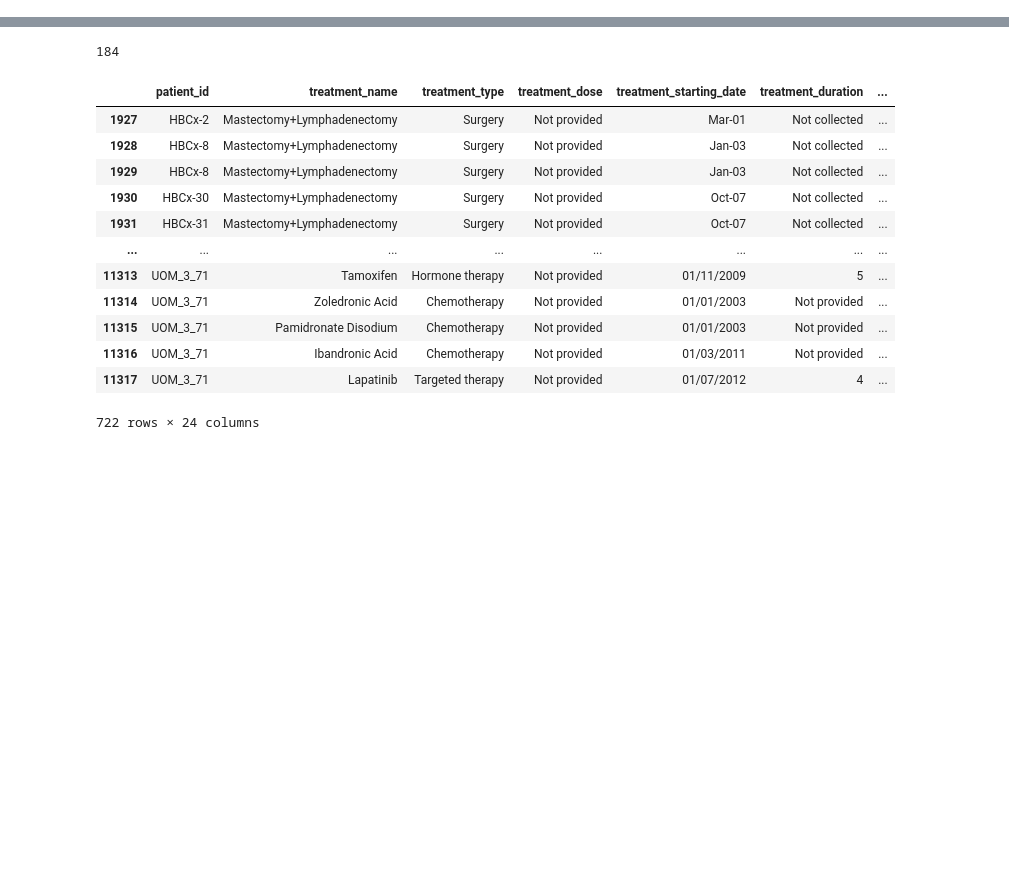
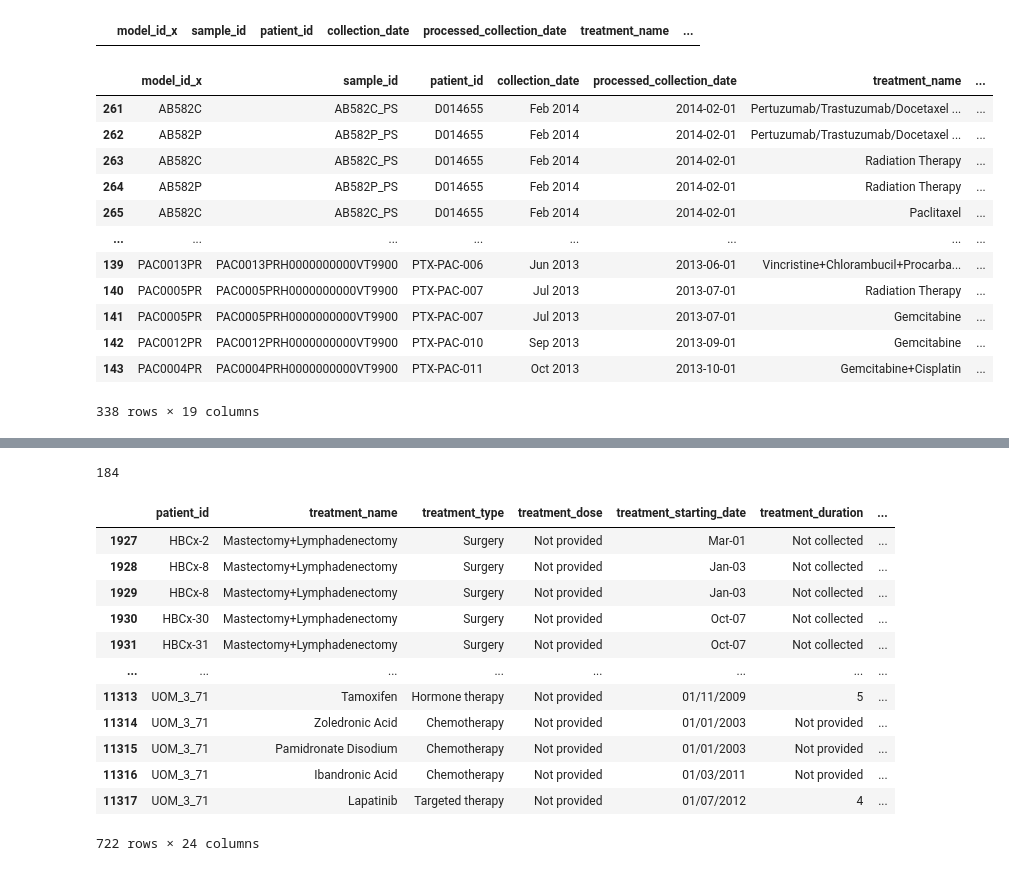
Before and after one commit to PDCMFinder/PdcmDataTransformers, a Jupyter notebook: patient_treatment/timelines.ipynb, the cells around one changed output, grey strips where cells are left out. Cells and saved outputs as stored; diff of their text form; code cells hidden in the pictures; blank space fills up the shorter version.

```diff
--- a/patient_treatment/timelines.ipynb
+++ b/patient_treatment/timelines.ipynb
@@ -35,0 +39,19 @@ patient_timelines
+# %%
+subset = patient_timelines['treatment_starting_date'].fillna('not provided').str.lower() != 'not provided'
+subset = patient_timelines[subset]
+subset = subset[subset['treatment_duration'].fillna('not provided').str.lower() != 'not provided']
+subset = subset[subset['treatment_duration'].fillna('not provided').str.lower() != 'not collected']
+subset = subset[subset['treatment_duration'].fillna('not provided').str.lower() != 'ongoing']
+## Removing drugs with + combination as it will require additional logic
+subset = subset[~subset['treatment_duration'].fillna('not provided').str.contains('\+')]
+subset['treatment_duration'] = [c.replace(' cycles', '').replace(' cycle', '')  if c.__contains__('cycle') else c for c in subset['treatment_duration'] ]
+subset['treatment_starting_date'] = pd.to_datetime(subset.treatment_starting_date.str.replace('-', ' 20'), errors='coerce').dt.strftime('%Y-%m-%d')
+
+
+ps_df = pd.DataFrame()
+for provider in subset.provider.unique():
+    ps = read_metadata_without_fields(join(home, provider, f'{provider}_metadata-patient_sample.tsv')).fillna('not provided')
+    ps = ps[ps['collection_date'] != 'not provided']
+    ps_df = pd.concat([ps_df, ps[['model_id', 'sample_id', 'patient_id', 'collection_date']]]).reset_index(drop=True)
+ps_df.collection_date = ps_df.collection_date.str.replace('-', ' 20')
+ps_df['processed_collection_date'] =  pd.to_datetime(ps_df['collection_date'], errors='coerce', format='%b %Y').dt.strftime('%Y-%m-%d')
@@ -35,0 +74,44 @@ patient_timelines
+# %%
+# Merge dataframes on the common patient identifier
+merged_df = pd.merge(ps_df, subset, on='patient_id', how='right')
+merged_df['patient_id'] = merged_df['patient_id'].astype(str)
+merged_df = merged_df[~merged_df['collection_date'].isna()]
+# %%
+merged_df[merged_df.collection_date.isna()]
+# %% [output]
+|  | model_id_x | sample_id | patient_id | collection_date | processed_collection_date | treatment_name | ... |
+# %%
+treatment_in_days = pd.DataFrame()
+for patient_id, patient_data in merged_df.groupby('patient_id'):
+    day_0 = pd.to_datetime(min(patient_data['processed_collection_date'].min(), patient_data['treatment_starting_date'].min()), errors='coerce')
+    patient_data['processed_collection_date'] = pd.to_datetime(patient_data['processed_collection_date'], errors='coerce')
+    #print(f"Day 0: {day_0} and collection date: {patient_data['processed_collection_date']}")
+    # Plot collection date
+    collection_days = (patient_data['processed_collection_date'] - day_0).dt.days
+    patient_data['collection_date_days'] = collection_days
+    patient_data['treatment_duration_days'] = 0
+    patient_data['treatment_start_date_days'] = 0
+    for _, row in patient_data.iterrows():
+        tsd = pd.to_datetime(row['treatment_starting_date'], errors='coerce')
+        treatment_start = (tsd - day_0).days
+        duration = row['treatment_duration'].split()[0]
+        duration = int(duration) * 30 if duration.isdigit() else 30  # Assume 1 cycle ≈ 30 days
+        row['treatment_start_date_days'] = treatment_start
+        row['treatment_duration_days'] = duration
+        treatment_in_days = pd.concat([treatment_in_days, row], axis=1)
+# %%
+treatment_in_days.transpose()
+# %% [output]
+|  | model_id_x | sample_id | patient_id | collection_date | processed_collection_date | treatment_name | ... |
+| 261 | AB582C | AB582C_PS | D014655 | Feb 2014 | 2014-02-01 | Pertuzumab/Trastuzumab/Docetaxel ... | ... |
+| 262 | AB582P | AB582P_PS | D014655 | Feb 2014 | 2014-02-01 | Pertuzumab/Trastuzumab/Docetaxel ... | ... |
+| 263 | AB582C | AB582C_PS | D014655 | Feb 2014 | 2014-02-01 | Radiation Therapy | ... |
+| 264 | AB582P | AB582P_PS | D014655 | Feb 2014 | 2014-02-01 | Radiation Therapy | ... |
+| 265 | AB582C | AB582C_PS | D014655 | Feb 2014 | 2014-02-01 | Paclitaxel | ... |
+| ... | ... | ... | ... | ... | ... | ... | ... |
+| 139 | PAC0013PR | PAC0013PRH0000000000VT9900 | PTX-PAC-006 | Jun 2013 | 2013-06-01 | Vincristine+Chlorambucil+Procarba... | ... |
+| 140 | PAC0005PR | PAC0005PRH0000000000VT9900 | PTX-PAC-007 | Jul 2013 | 2013-07-01 | Radiation Therapy | ... |
+| 141 | PAC0005PR | PAC0005PRH0000000000VT9900 | PTX-PAC-007 | Jul 2013 | 2013-07-01 | Gemcitabine | ... |
+| 142 | PAC0012PR | PAC0012PRH0000000000VT9900 | PTX-PAC-010 | Sep 2013 | 2013-09-01 | Gemcitabine | ... |
+| 143 | PAC0004PR | PAC0004PRH0000000000VT9900 | PTX-PAC-011 | Oct 2013 | 2013-10-01 | Gemcitabine+Cisplatin | ... |
+338 rows × 19 columns
```
Also changed, not shown: parts of 18 cells of this notebook, 15 other files.
